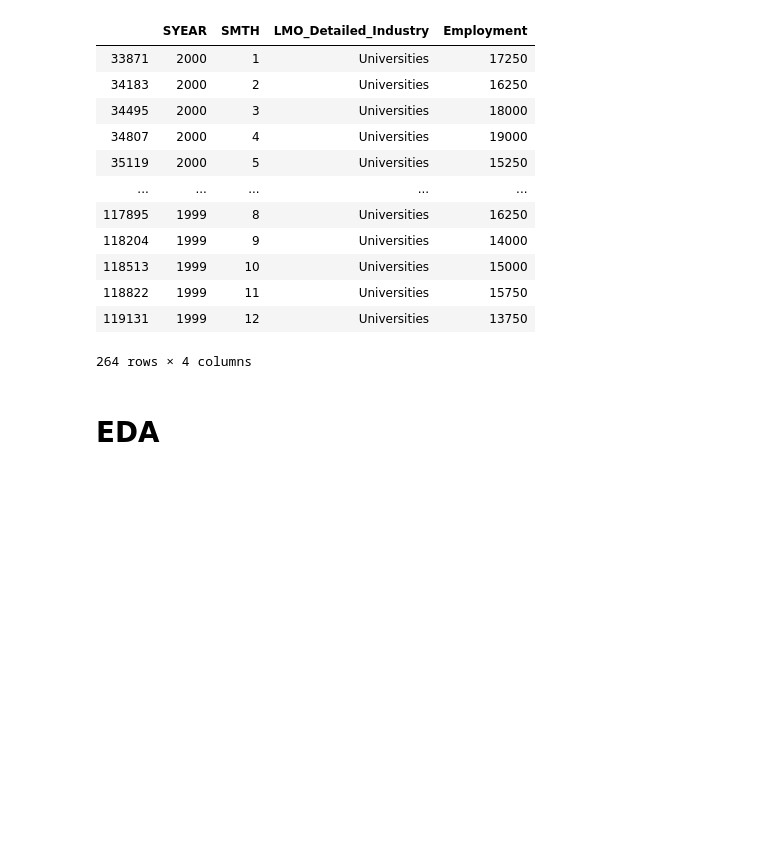
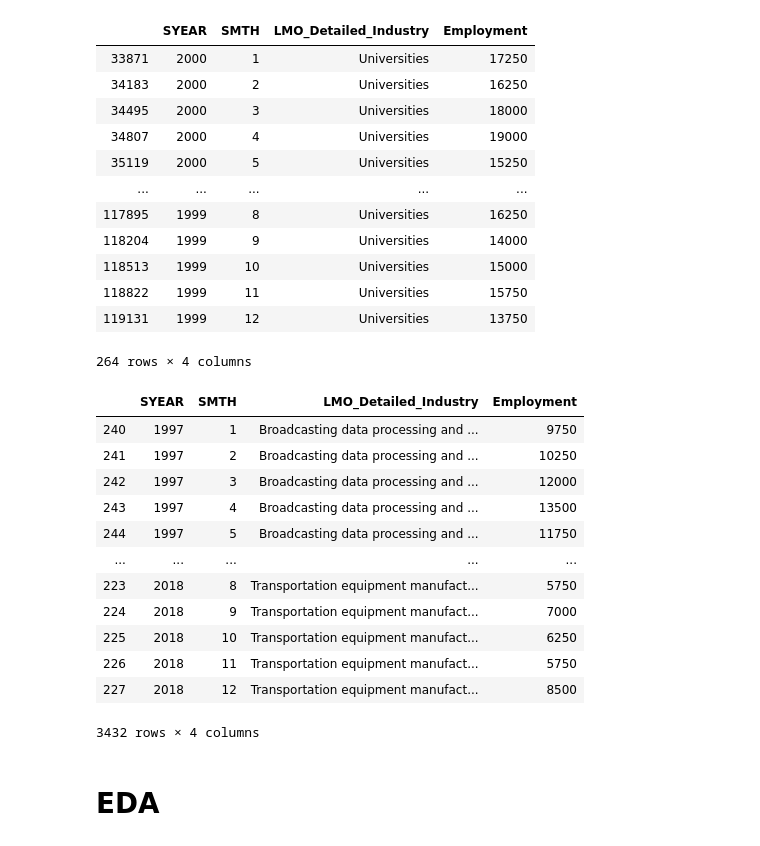
Before and after one commit to Hotlynn2/SERIES-ANALYSIS-OF-NAICS, a Jupyter notebook: Time Analysis Series.ipynb, the cells around one changed output. Saved outputs shown, nothing was run; the diff lists cells and outputs as text; code cells hidden in the pictures; blank space fills up the shorter version.

```diff
--- a/Time Analysis Series.ipynb
+++ b/Time Analysis Series.ipynb
@@ -3197,6 +3197,28 @@ Universities
 | 118822 | 1999 | 11 | Universities | 15750 |
 | 119131 | 1999 | 12 | Universities | 13750 |
 264 rows × 4 columns
+# %%
+data_output = pd.concat([Other_manufacturing, Other_retail_trade, Legal_accounting_design_research_and_advertising_services,
+Transportation_equipment_manufacturing_excluding_shipbuilding, Private_and_trades_education, Finance,
+Transit_sightseeing_and_pipeline_transportation, Broadcasting_data_processing_and_information,
+Local_and_Indigenous_public_administration, Business_building_and_other_support_services,
+Food_beverage_and_tobacco_manufacturing, Farms, Postal_service_couriers_and_messengers])
+
+data_output.sort_values(['SYEAR', 'LMO_Detailed_Industry'])
+# %% [output]
+|  | SYEAR | SMTH | LMO_Detailed_Industry | Employment |
+| 240 | 1997 | 1 | Broadcasting data processing and ... | 9750 |
+| 241 | 1997 | 2 | Broadcasting data processing and ... | 10250 |
+| 242 | 1997 | 3 | Broadcasting data processing and ... | 12000 |
+| 243 | 1997 | 4 | Broadcasting data processing and ... | 13500 |
+| 244 | 1997 | 5 | Broadcasting data processing and ... | 11750 |
+| ... | ... | ... | ... | ... |
+| 223 | 2018 | 8 | Transportation equipment manufact... | 5750 |
+| 224 | 2018 | 9 | Transportation equipment manufact... | 7000 |
+| 225 | 2018 | 10 | Transportation equipment manufact... | 6250 |
+| 226 | 2018 | 11 | Transportation equipment manufact... | 5750 |
+| 227 | 2018 | 12 | Transportation equipment manufact... | 8500 |
+3432 rows × 4 columns
 # %% [markdown]
 # EDA
 # %% [markdown]
```
Also changed, not shown: parts of 1 cell of this notebook.
